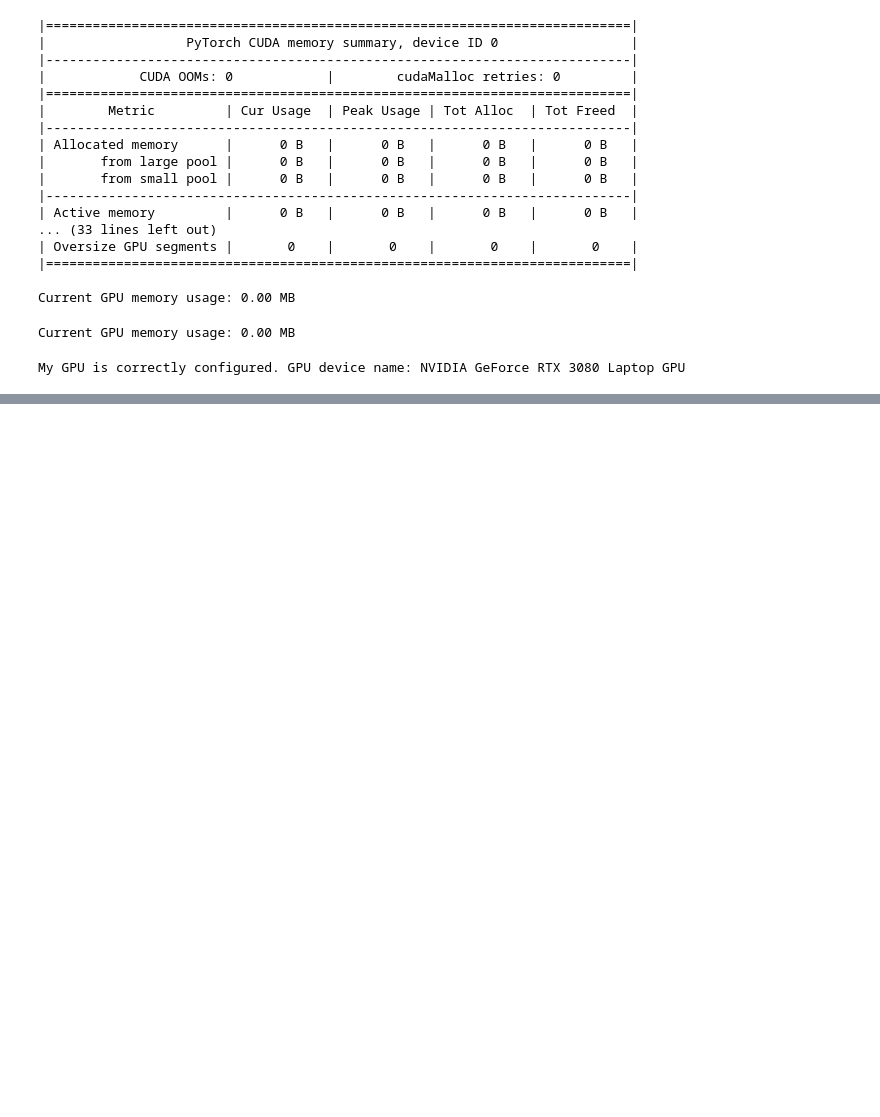
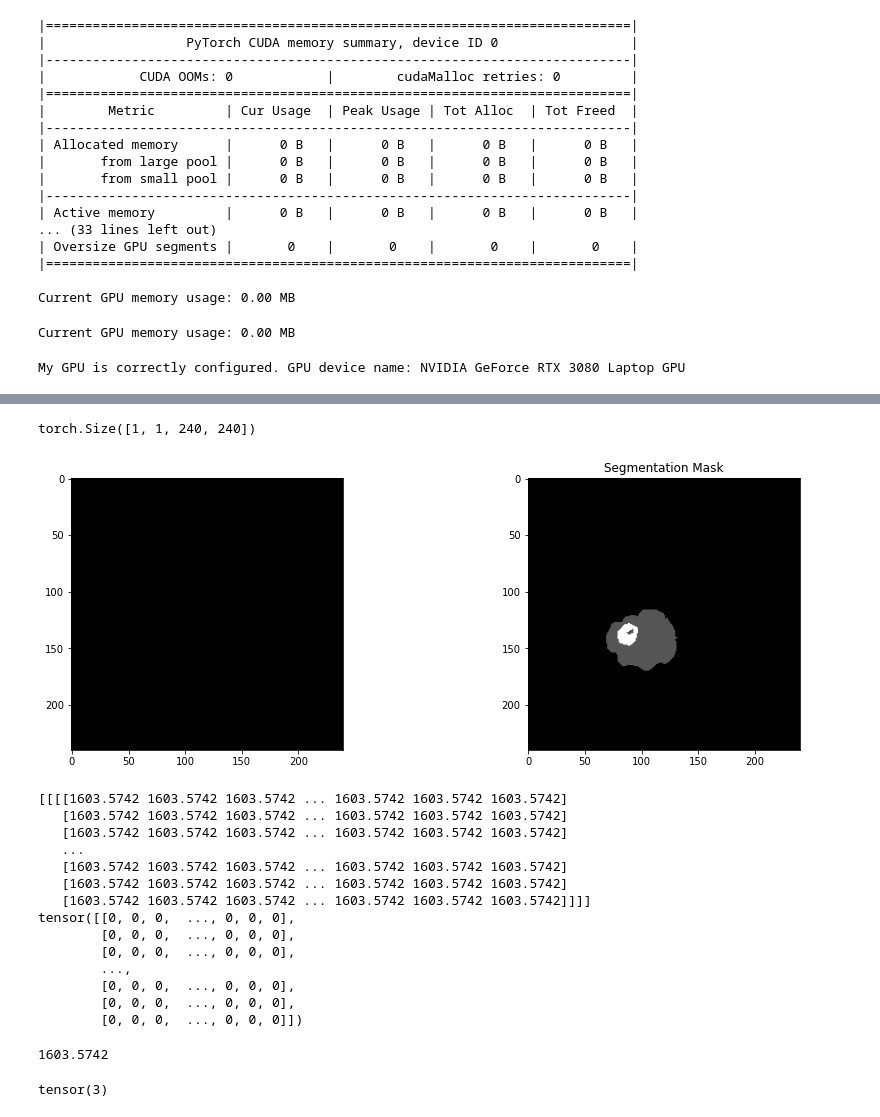
Before and after one commit to AlisherMyrgyyassov/Notebooks-Practice, a Jupyter notebook: U-Net.ipynb, the cells around one changed output, grey strips where cells are left out. Drawn from its saved outputs; the diff is of its cells as text; code cells hidden in the pictures; blank space fills up the shorter version.

```diff
--- a/U-Net.ipynb
+++ b/U-Net.ipynb
@@ -514,0 +491,19 @@ torch.Size([1, 4, 240, 240])
+# %%
+patient_idx = 1 # Test on random
+scan, mask = dataset[patient_idx]
+
+# Load single image
+testttt = scan
+
+# Convert input tensor to same data type as model parameters
+testttt = testttt.type(model.parameters().__next__().dtype)
+scan = scan[:,:,:,100]
+print (scan.shape)
+
+fig, axs = plt.subplots(1, 5, figsize=(15, 5))
+for i in range(4):
+    axs[i].imshow(scan[i][:, :], cmap='gray')
+    axs[i].set_title(f'Modality {i+1}')
+axs[4].imshow(mask[:, :, 100], cmap='gray')
+axs[4].set_title('Segmentation Mask')
+plt.show()
@@ -514,0 +513,40 @@ torch.Size([1, 4, 240, 240])
+# %%
+scan = scan.cuda()
+picpic = model (scan.unsqueeze(dim=0)).cpu()
+picpic.shape
+# %% [output]
+torch.Size([1, 1, 240, 240])
+# %%
+picpic = picpic.detach().numpy()
+fig, axs = plt.subplots(1, 2, figsize=(15, 5))
+axs[0].imshow(picpic[0][0][:, :], cmap='gray')
+axs[1].imshow(mask[:, :, 100], cmap='gray')
+axs[1].set_title('Segmentation Mask')
+plt.show()
+print (picpic)
+print (mask[:, :, 100])
+# %% [output]
+[figure, added]
+[[[[1603.5742 1603.5742 1603.5742 ... 1603.5742 1603.5742 1603.5742]
+   [1603.5742 1603.5742 1603.5742 ... 1603.5742 1603.5742 1603.5742]
+   [1603.5742 1603.5742 1603.5742 ... 1603.5742 1603.5742 1603.5742]
+   ...
+   [1603.5742 1603.5742 1603.5742 ... 1603.5742 1603.5742 1603.5742]
+   [1603.5742 1603.5742 1603.5742 ... 1603.5742 1603.5742 1603.5742]
+   [1603.5742 1603.5742 1603.5742 ... 1603.5742 1603.5742 1603.5742]]]]
+tensor([[0, 0, 0,  ..., 0, 0, 0],
+        [0, 0, 0,  ..., 0, 0, 0],
+        [0, 0, 0,  ..., 0, 0, 0],
+        ...,
+        [0, 0, 0,  ..., 0, 0, 0],
+        [0, 0, 0,  ..., 0, 0, 0],
+        [0, 0, 0,  ..., 0, 0, 0]])
+# %%
+test1 = picpic[0, 0, :, :]
+test1[100, 210]
+# %% [output]
+1603.5742
+# %%
+mask[140, 90, 100]
+# %% [output]
+tensor(3)
```
Also changed, not shown: parts of 7 cells of this notebook.
